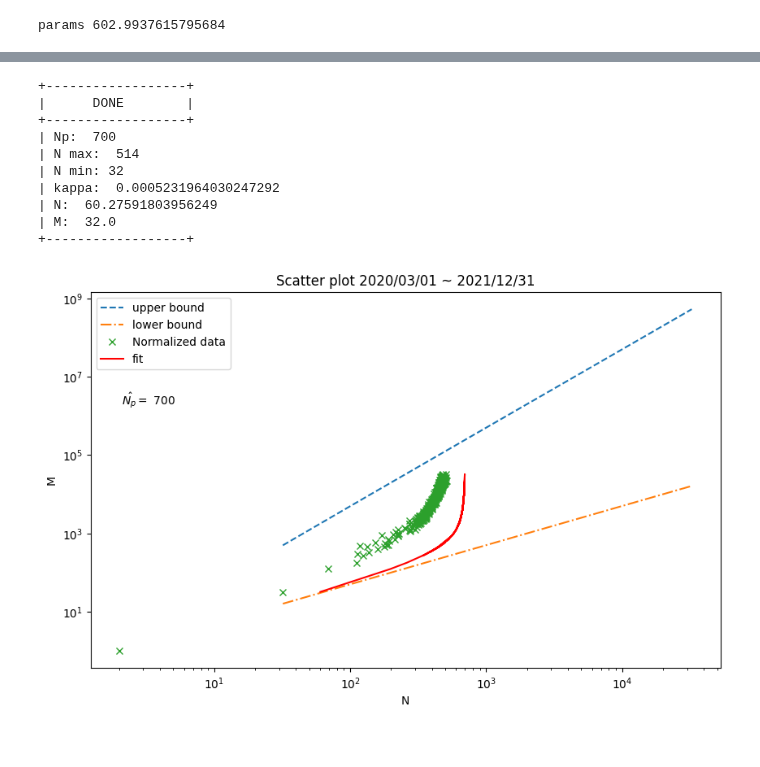
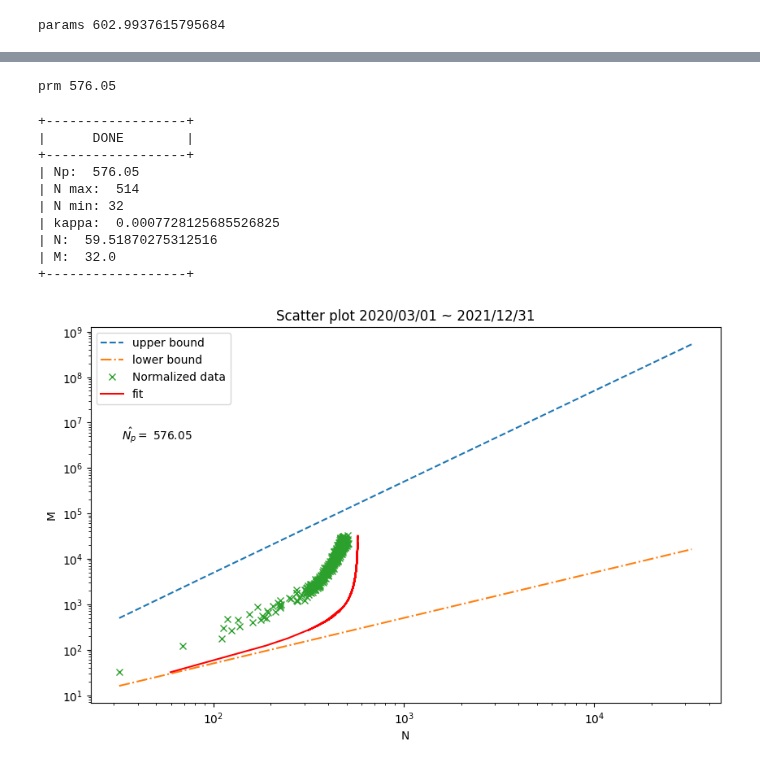
Before and after one commit to yiadka/mobility_scaling, a Jupyter notebook: notebooks/nmscaling_norm_second.ipynb, the cells around one changed output, grey strips where cells are left out. Cells and saved outputs as stored; diff of their text form; code cells hidden in the pictures.

```diff
--- a/notebooks/nmscaling_norm_second.ipynb
+++ b/notebooks/nmscaling_norm_second.ipynb
@@ -240,7 +215,0 @@ Name: node_norm, dtype: int64
-# %%
-# 非線形最小二乗法
-# model_uniform_2を使う
-for i in range(0, 1001):
-    popt, _ = optimize.curve_fit(model_uniform_2, x_rescale, y_rescale, p0=[i])
-    print("Initial guess: ", i)
-    print("popt: ", popt[0])
@@ -265,16 +216,30 @@ popt:  101008.57242152415
+# %%
+edge_rescale = left["edge_norm"][1:]
+node_rescale = left["node_norm"][1:]
+
+edge_rescale = edge_rescale.reset_index(drop=True)
+node_rescale = node_rescale.reset_index(drop=True)
+# %%
+initial_guess = 32
+# %%
+prm, _ = optimize.leastsq(f_uniform_2, initial_guess, args=(node_rescale, edge_rescale))
+Np_norm_hat = prm[0]
+Np_norm_hat = round(Np_norm_hat, 2)
+print("prm", Np_norm_hat)
+# %% [output]
+prm 576.05
 # %%
 # 可視化
-nn = len(x_rescale) - 1
-xmin = min(x_rescale)
-xmax = max(x_rescale)
+nn = len(edge_rescale) - 1
+xmin = min(edge_rescale)
+xmax = max(edge_rescale)
 p = np.linspace(xmin, xmax, nn)
 upper_bound = (p**2-p)/2
 lower_bound = p/2
 
 # 元の関数に代入する
-Np_norm_hat = 700
 print("+------------------+")
-kappa_norm_estimated = [((8 * x_rescale[i]) / (Np_norm_hat * (Np_norm_hat - 1))) for i in range(len(x_rescale))]
+kappa_norm_estimated = [((8 * edge_rescale[i]) / (Np_norm_hat * (Np_norm_hat - 1))) for i in range(len(edge_rescale))]
 
 # Eq8, 9
 N_norm = []
@@ -286,37 +251,37 @@ for i in range(len(kappa_norm_estimated)):
 print("|      DONE        |")
 print("+------------------+")
 print("| Np: ", Np_norm_hat)
-print("| N max: ", y_rescale.max())
-print("| N min:", y_rescale.min())
+print("| N max: ", node_rescale.max())
+print("| N min:", node_rescale.min())
 print("| kappa: ", kappa_norm_estimated[0])
 print("| N: ", N_norm[0])
 print("| M: ", M_norm[0])
 print("+------------------+")
 
 
 plt.figure(figsize=(10, 6))
 plt.title("Scatter plot 2020/03/01 ~ 2021/12/31")
 plt.plot(p, upper_bound, '--', label="upper bound")
 plt.plot(p, lower_bound, '-.', label="lower bound")
-plt.plot(y, x, "x", label='Normalized data')
+plt.plot(node_rescale, edge_rescale, "x", label='Normalized data')
 plt.plot(N_norm, M_norm, label='fit', color='red')
 Np_norm_hat = round(Np_norm_hat, 2)
 plt.text(0.05, 0.70, r'$\hat{N_{p}}=$ ' + str(Np_norm_hat), transform=plt.gca().transAxes)
 plt.xlabel('N')
 plt.ylabel('M')
 plt.xscale('log')
 plt.yscale('log')
 plt.legend(loc='best')
 plt.show()
 # %% [output]
 +------------------+
 |      DONE        |
 +------------------+
-| Np:  700
+| Np:  576.05
 | N max:  514
 | N min: 32
-| kappa:  0.0005231964030247292
-| N:  60.27591803956249
+| kappa:  0.0007728125685526825
+| N:  59.51870275312516
 | M:  32.0
 +------------------+
-[figure, old version]
+[figure, new version]
```
Also changed, not shown: parts of 14 cells of this notebook.
